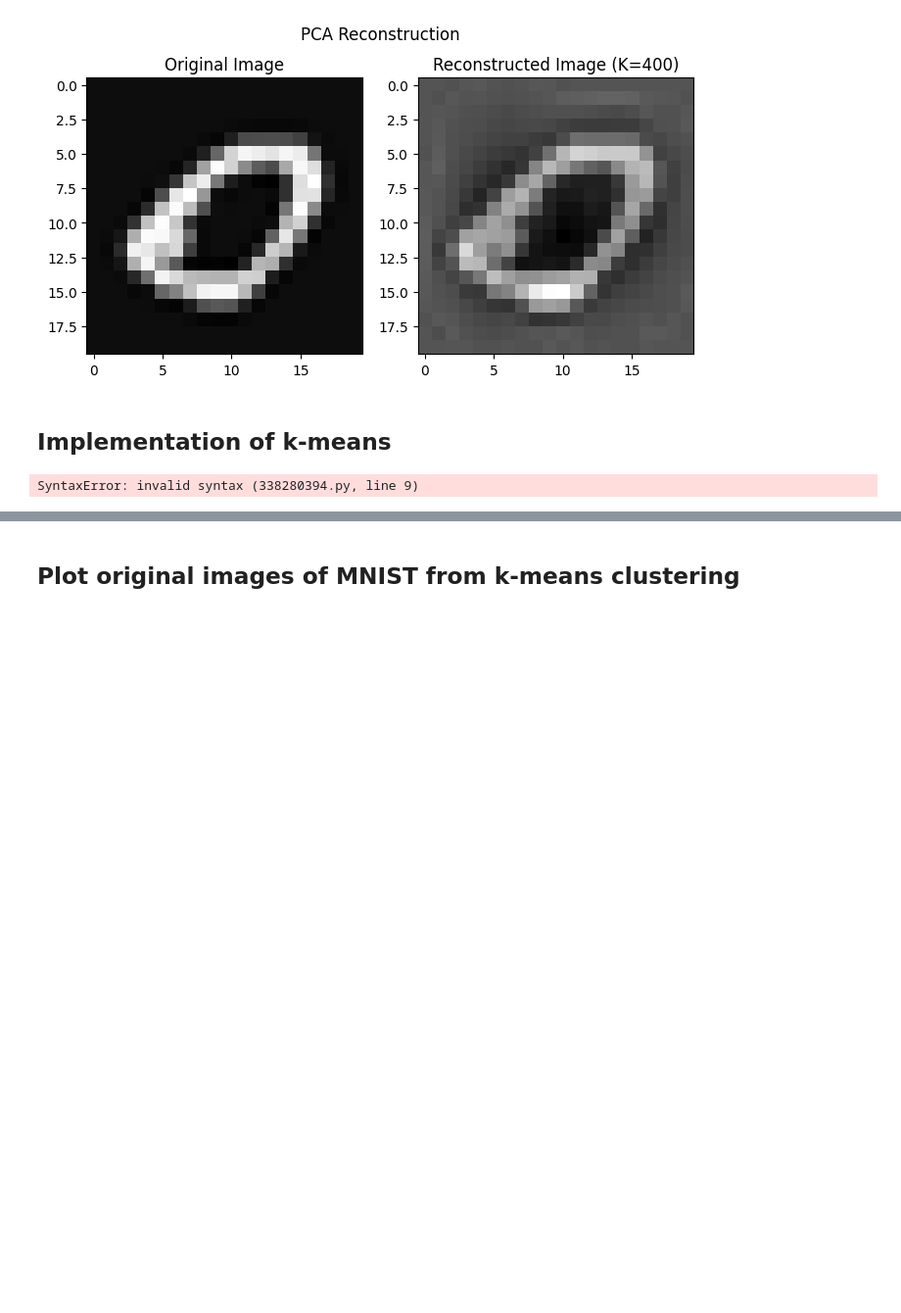
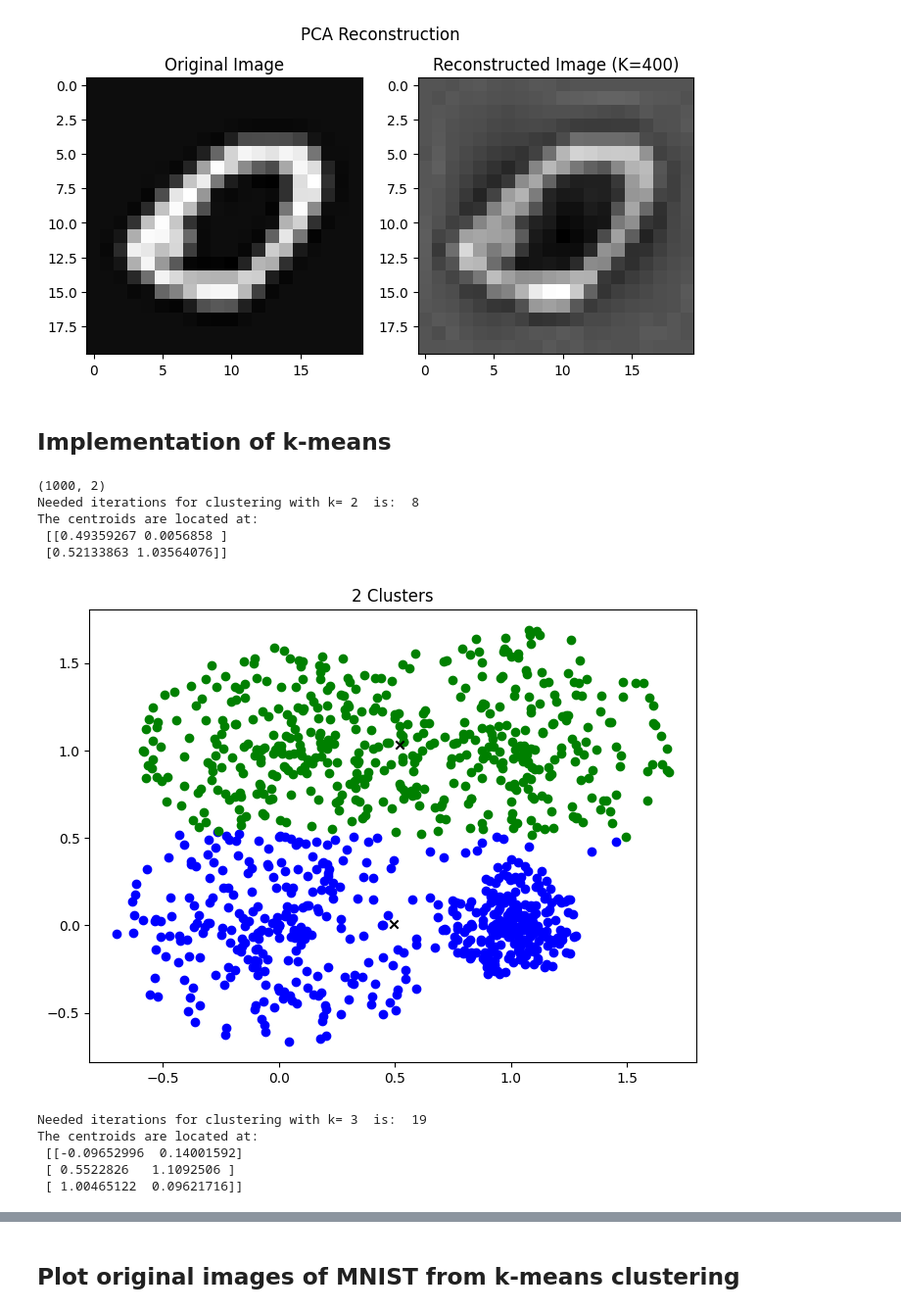
Before and after one commit to Mormert/MachineLearningLabs, a Jupyter notebook: lab2/python/lab2.ipynb, the cells around one changed output, grey strips where cells are left out. Shown at 98% size. Drawn from its saved outputs; the diff is of its cells as text; code cells hidden in the pictures; blank space fills up the shorter version.

Commit message:
k-Means clustering

```diff
--- a/lab2/python/lab2.ipynb
+++ b/lab2/python/lab2.ipynb
@@ -623,20 +623,62 @@ Keys in the loaded data:  dict_keys(['__header__', '__version__', '__globals__',
 [figure]
 # %% [markdown]
 ## Implementation of k-means
-# %%
-import numpy as np
-
-data = scipy.io.loadmat(r'./../datasets/simplecluster.mat')
-X = data['X']
-print(X.shape)
-n_clusters=[2,3,5,10]
-
-# ====================== YOUR CODE HERE ======================
-def k_means(...
-
-return ...
-
-
-# ============================================================
-# %% [output]
-SyntaxError: invalid syntax (338280394.py, line 9)
+# %%
+import numpy as np
+
+data = scipy.io.loadmat(r'./../datasets/simplecluster.mat')
+X = data['X']
+print(X.shape)
+n_clusters=[2,3,5,10]
+
+# ====================== YOUR CODE HERE ======================
+def k_means(X, k):
+    centroids = X[np.random.choice(range(X.shape[0]), size = k, replace=False)]
+    iterations = 0
+    while True:
+        # finds closest centroid to given point, uses euc. distance
+        clusterGroup = np.argmin(np.linalg.norm(X[:, np.newaxis] - centroids, axis=-1), axis=-1)
+
+        # for each of the clusters, find their mean/average to find its centroid
+        centroidsCurrentIt = np.array([X[clusterGroup == i].mean(axis=0) for i in range(k)])
+
+        if np.all(centroids == centroidsCurrentIt):
+            # if we didn't update the centroids this iteration, we have converged to a solution
+            break
+
+        centroids = centroidsCurrentIt
+        iterations += 1
+
+    return centroids, clusterGroup, iterations
+
+
+for n in n_clusters:
+    centroids, clusterGroup, iterations = k_means(X, n)
+    print('Needed iterations for clustering with k=', n, " is: ", iterations)
+    print('The centroids are located at:\n', centroids)
+    colors = ['b', 'g', 'r', 'c', 'm', 'y', 'k']
+
+    plt.figure(figsize=(8, 6))
+
+    for i in range(n):
+        cluster_data = X[clusterGroup == i]
+        plt.scatter(cluster_data[:, 0], cluster_data[:, 1], color=colors[i % 7])
+
+    # Plot centroids
+    plt.scatter(centroids[:,0], centroids[:,1], color='black', marker='x')
+    plt.title(f'{n} Clusters')
+    plt.show()
+
+# ============================================================
+# %% [output]
+(1000, 2)
+Needed iterations for clustering with k= 2  is:  8
+The centroids are located at:
+ [[0.49359267 0.0056858 ]
+ [0.52133863 1.03564076]]
+[figure, added]
+Needed iterations for clustering with k= 3  is:  19
+The centroids are located at:
+ [[-0.09652996  0.14001592]
+ [ 0.5522826   1.1092506 ]
+ [ 1.00465122  0.09621716]]
```
Also changed, not shown: parts of 1 cell of this notebook.
